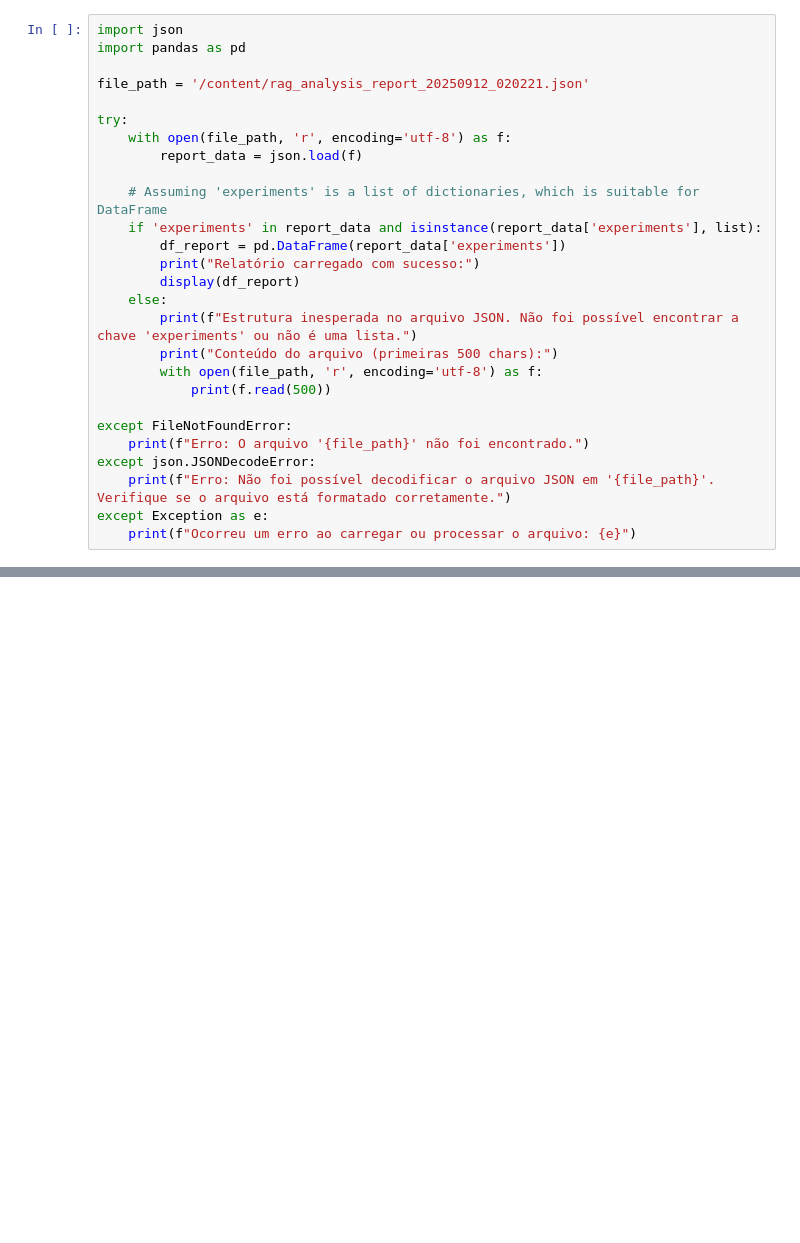
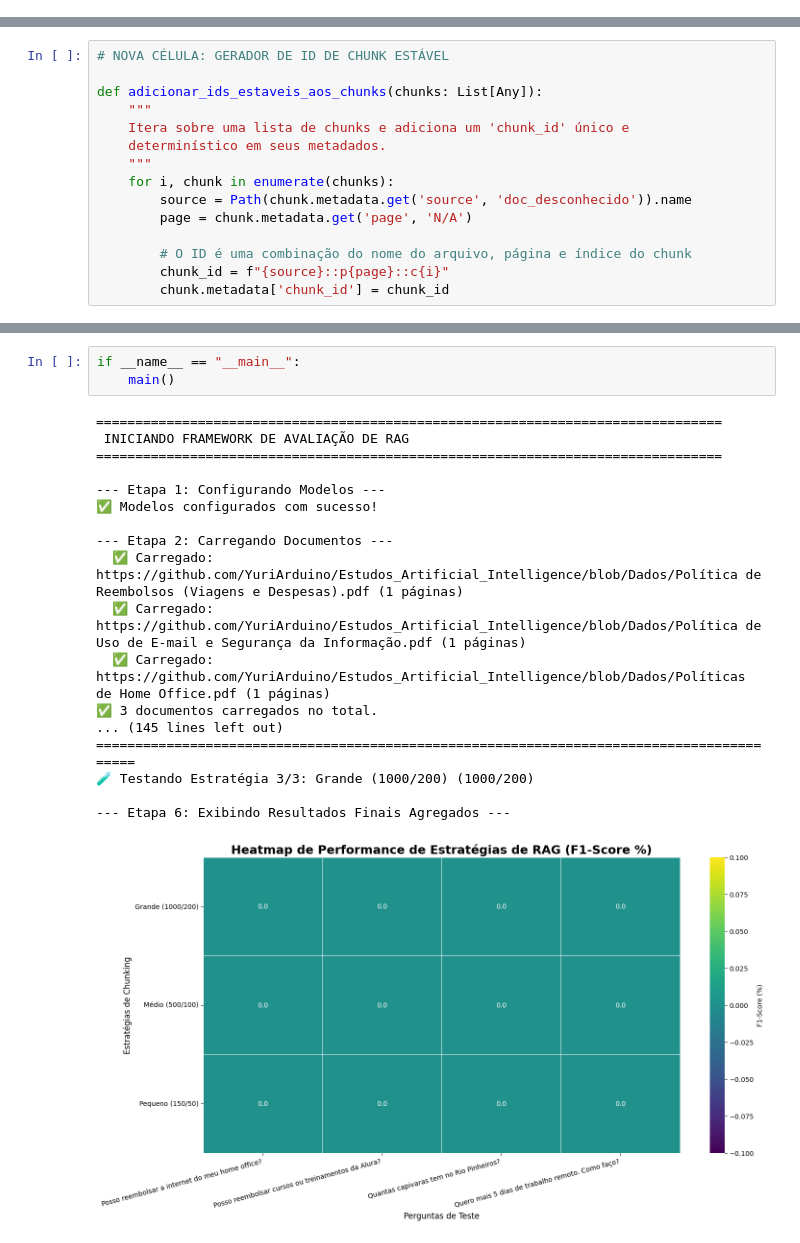
Before and after one commit to YuriArduino/Estudos_Artificial_Intelligence, a Jupyter notebook: RAG_Evaluation_and_Hyperparameter_Tuning.ipynb, the cells around one changed output, grey strips where cells are left out. Saved outputs shown, nothing was run; the diff lists cells and outputs as text; blank space fills up the shorter version.

```diff
--- a/RAG_Evaluation_and_Hyperparameter_Tuning.ipynb
+++ b/RAG_Evaluation_and_Hyperparameter_Tuning.ipynb
@@ -571,27 +1284,0 @@ Histórico de experimentos no último analyzer:
-# %%
-import json
-import pandas as pd
-
-file_path = '/content/rag_analysis_report_20250912_020221.json'
-
-try:
-    with open(file_path, 'r', encoding='utf-8') as f:
-        report_data = json.load(f)
-
-    # Assuming 'experiments' is a list of dictionaries, which is suitable for DataFrame
-    if 'experiments' in report_data and isinstance(report_data['experiments'], list):
-        df_report = pd.DataFrame(report_data['experiments'])
-        print("Relatório carregado com sucesso:")
-        display(df_report)
-    else:
-        print(f"Estrutura inesperada no arquivo JSON. Não foi possível encontrar a chave 'experiments' ou não é uma lista.")
-        print("Conteúdo do arquivo (primeiras 500 chars):")
-        with open(file_path, 'r', encoding='utf-8') as f:
-            print(f.read(500))
-
-except FileNotFoundError:
-    print(f"Erro: O arquivo '{file_path}' não foi encontrado.")
-except json.JSONDecodeError:
-    print(f"Erro: Não foi possível decodificar o arquivo JSON em '{file_path}'. Verifique se o arquivo está formatado corretamente.")
-except Exception as e:
-    print(f"Ocorreu um erro ao carregar ou processar o arquivo: {e}")
@@ -804,0 +1285,15 @@ display(summary_df[['strategy','relevant_found','retrieved','precision','precisi
+# %%
+# NOVA CÉLULA: GERADOR DE ID DE CHUNK ESTÁVEL
+
+def adicionar_ids_estaveis_aos_chunks(chunks: List[Any]):
+    """
+    Itera sobre uma lista de chunks e adiciona um 'chunk_id' único e
+    determinístico em seus metadados.
+    """
+    for i, chunk in enumerate(chunks):
+        source = Path(chunk.metadata.get('source', 'doc_desconhecido')).name
+        page = chunk.metadata.get('page', 'N/A')
+
+        # O ID é uma combinação do nome do arquivo, página e índice do chunk
+        chunk_id = f"{source}::p{page}::c{i}"
+        chunk.metadata['chunk_id'] = chunk_id
@@ -804,0 +1504,22 @@ display(summary_df[['strategy','relevant_found','retrieved','precision','precisi
+# %%
+if __name__ == "__main__":
+    main()
+# %% [output]
+================================================================================
+ INICIANDO FRAMEWORK DE AVALIAÇÃO DE RAG
+================================================================================
+
+--- Etapa 1: Configurando Modelos ---
+✅ Modelos configurados com sucesso!
+
+--- Etapa 2: Carregando Documentos ---
+  ✅ Carregado: https://github.com/YuriArduino/Estudos_Artificial_Intelligence/blob/Dados/Política de Reembolsos (Viagens e Despesas).pdf (1 páginas)
+  ✅ Carregado: https://github.com/YuriArduino/Estudos_Artificial_Intelligence/blob/Dados/Política de Uso de E-mail e Segurança da Informação.pdf (1 páginas)
+  ✅ Carregado: https://github.com/YuriArduino/Estudos_Artificial_Intelligence/blob/Dados/Políticas de Home Office.pdf (1 páginas)
+✅ 3 documentos carregados no total.
+... (145 lines left out)
+==========================================================================================
+🧪 Testando Estratégia 3/3: Grande (1000/200) (1000/200)
+
+--- Etapa 6: Exibindo Resultados Finais Agregados ---
+[figure, added]
```
Also changed, not shown: parts of 40 cells of this notebook.
